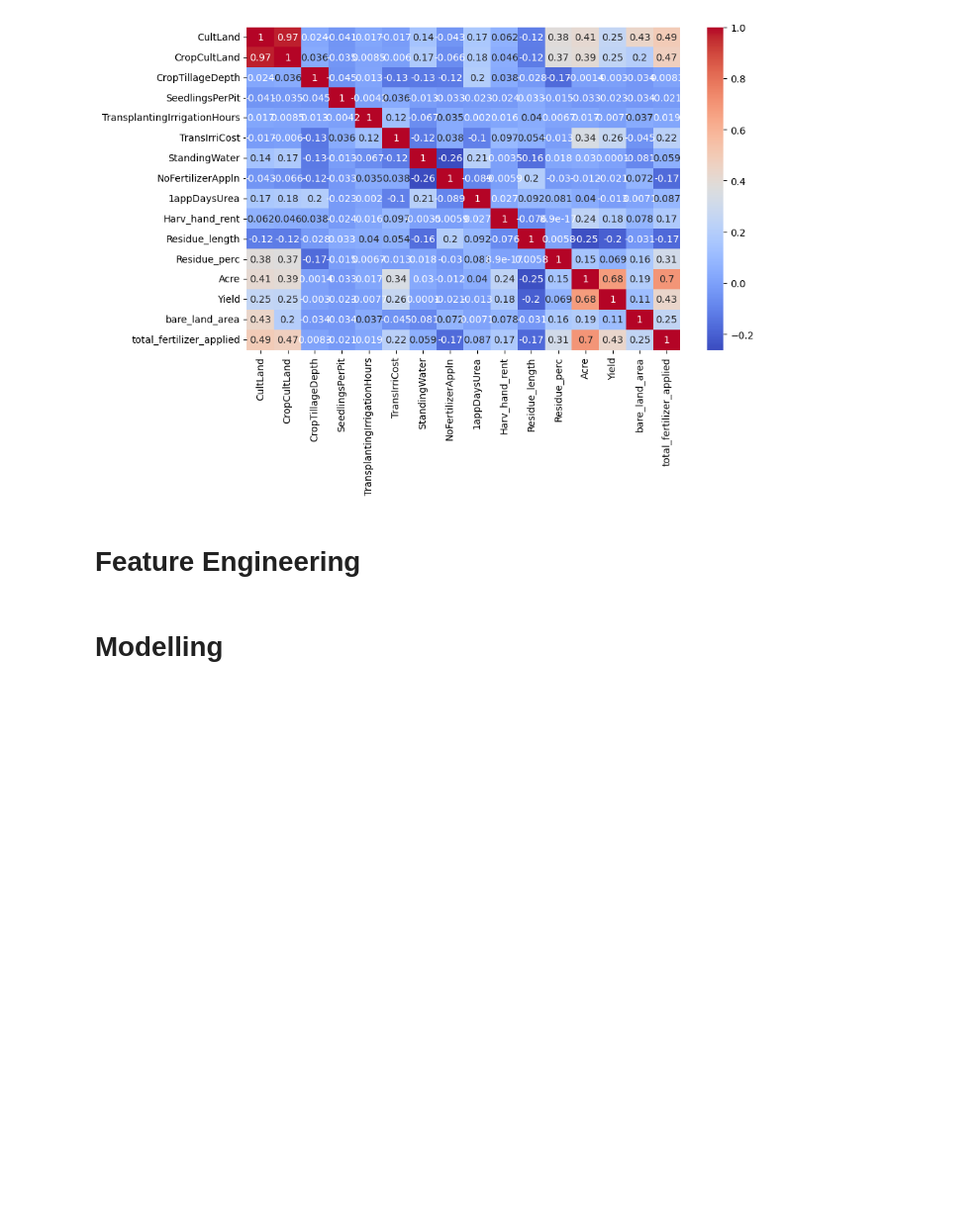
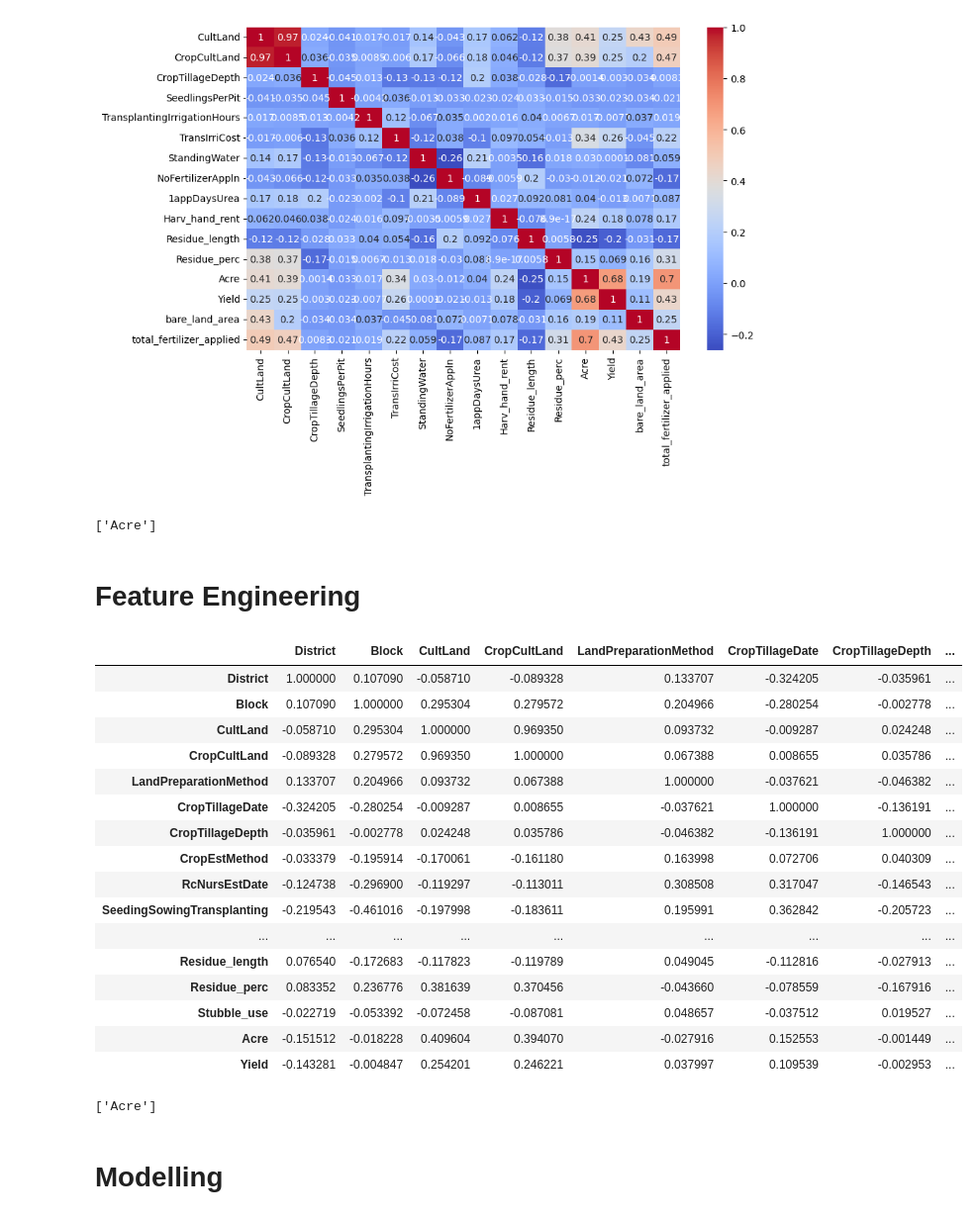
Before and after one commit to ashioyajotham/Zindi-Solutions, a Jupyter notebook: digital-green-crop-yield-estimate-challenge20230912-4562-1bbmstk/crop_yield_estimate.ipynb, the cells around one changed output. Shown at 99% size. Cells and saved outputs as stored; diff of their text form; code cells hidden in the pictures; blank space fills up the shorter version.

```diff
--- a/digital-green-crop-yield-estimate-challenge20230912-4562-1bbmstk/crop_yield_estimate.ipynb
+++ b/digital-green-crop-yield-estimate-challenge20230912-4562-1bbmstk/crop_yield_estimate.ipynb
@@ -276,8 +267,11 @@ sns.heatmap(corr, annot=True, cmap='coolwarm')
 [figure]
 # %%
 # Pick columns with correlation greater than 0.5
-corr_cols = corr[corr['Yield'] > 0.2].index.tolist()
+corr_cols = corr[corr['Yield'] > 0.5].index.tolist()
 corr_cols.remove('Yield')
+corr_cols
+# %% [output]
+['Acre']
 # %% [markdown]
 # Feature Engineering
 # %%
@@ -304,5 +298,33 @@ for col in combined.columns:
 # Split the datasets back
 train = combined[:train.shape[0]]
 test = combined[train.shape[0]:]
+# %%
+corr = train.corr()
+corr
+# %% [output]
+|  | District | Block | CultLand | CropCultLand | LandPreparationMethod | CropTillageDate | CropTillageDepth | ... |
+| District | 1.000000 | 0.107090 | -0.058710 | -0.089328 | 0.133707 | -0.324205 | -0.035961 | ... |
+| Block | 0.107090 | 1.000000 | 0.295304 | 0.279572 | 0.204966 | -0.280254 | -0.002778 | ... |
+| CultLand | -0.058710 | 0.295304 | 1.000000 | 0.969350 | 0.093732 | -0.009287 | 0.024248 | ... |
+| CropCultLand | -0.089328 | 0.279572 | 0.969350 | 1.000000 | 0.067388 | 0.008655 | 0.035786 | ... |
+| LandPreparationMethod | 0.133707 | 0.204966 | 0.093732 | 0.067388 | 1.000000 | -0.037621 | -0.046382 | ... |
+| CropTillageDate | -0.324205 | -0.280254 | -0.009287 | 0.008655 | -0.037621 | 1.000000 | -0.136191 | ... |
+| CropTillageDepth | -0.035961 | -0.002778 | 0.024248 | 0.035786 | -0.046382 | -0.136191 | 1.000000 | ... |
+| CropEstMethod | -0.033379 | -0.195914 | -0.170061 | -0.161180 | 0.163998 | 0.072706 | 0.040309 | ... |
+| RcNursEstDate | -0.124738 | -0.296900 | -0.119297 | -0.113011 | 0.308508 | 0.317047 | -0.146543 | ... |
+| SeedingSowingTransplanting | -0.219543 | -0.461016 | -0.197998 | -0.183611 | 0.195991 | 0.362842 | -0.205723 | ... |
+| ... | ... | ... | ... | ... | ... | ... | ... | ... |
+| Residue_length | 0.076540 | -0.172683 | -0.117823 | -0.119789 | 0.049045 | -0.112816 | -0.027913 | ... |
+| Residue_perc | 0.083352 | 0.236776 | 0.381639 | 0.370456 | -0.043660 | -0.078559 | -0.167916 | ... |
+| Stubble_use | -0.022719 | -0.053392 | -0.072458 | -0.087081 | 0.048657 | -0.037512 | 0.019527 | ... |
+| Acre | -0.151512 | -0.018228 | 0.409604 | 0.394070 | -0.027916 | 0.152553 | -0.001449 | ... |
+| Yield | -0.143281 | -0.004847 | 0.254201 | 0.246221 | 0.037997 | 0.109539 | -0.002953 | ... |
+# %%
+# Pick columns with correlation greater than 0.5
+corr_cols = corr[corr['Yield'] > 0.5].index.tolist()
+corr_cols.remove('Yield')
+corr_cols
+# %% [output]
+['Acre']
 # %% [markdown]
 # Modelling
```
Also changed, not shown: parts of 10 cells of this notebook, 1 other file.
